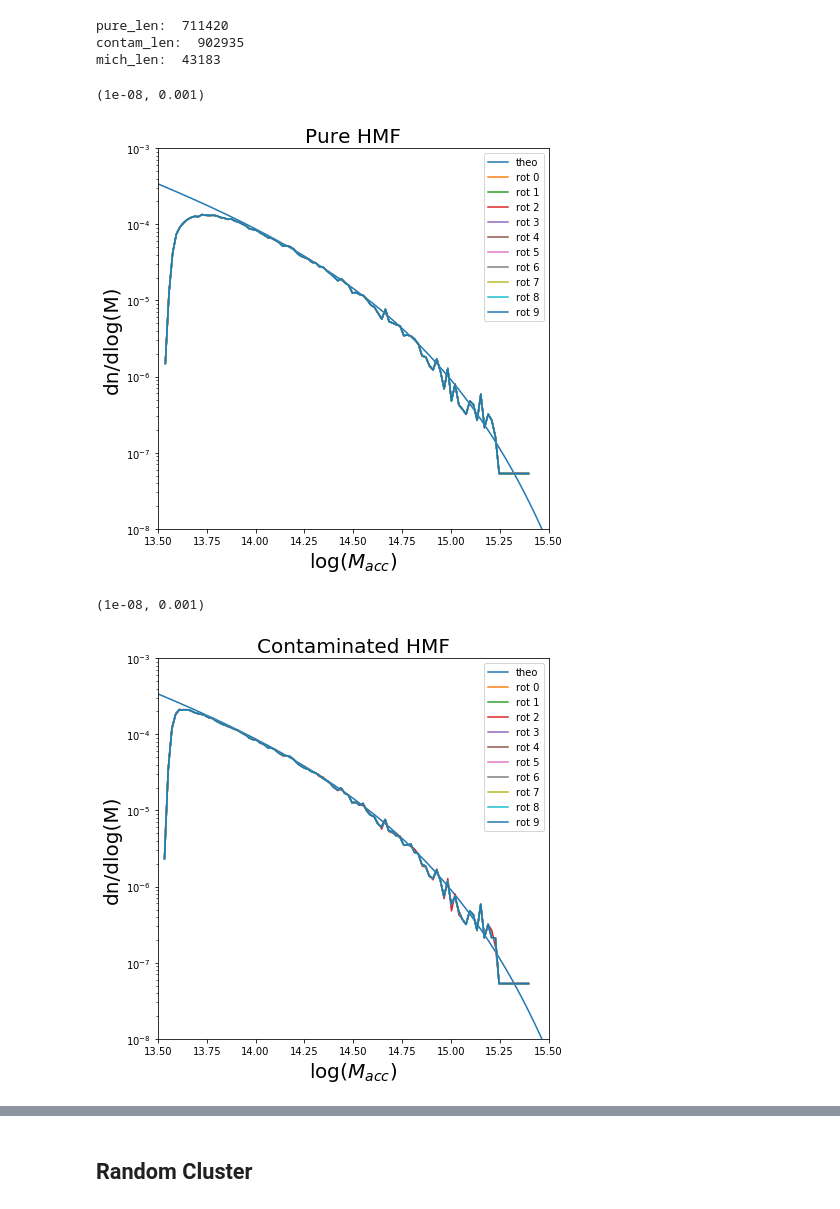
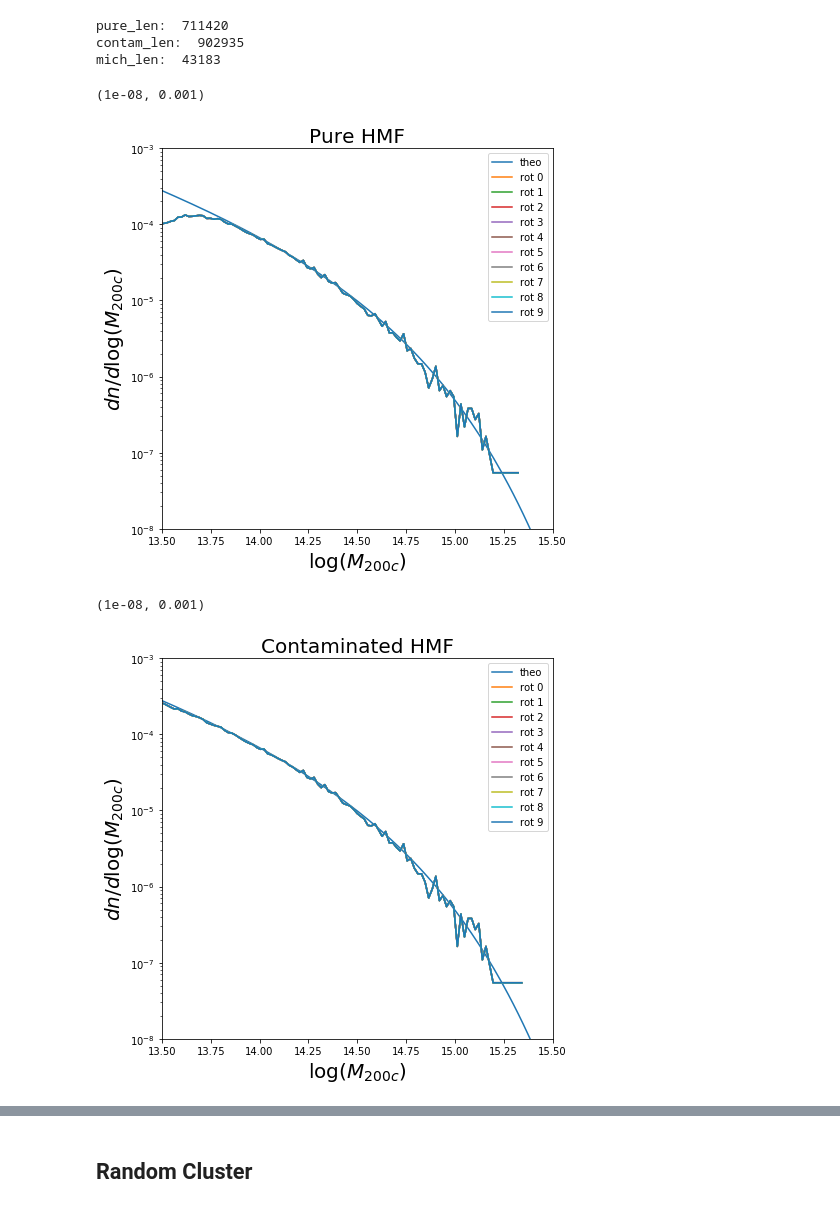
Before and after one commit to McWilliamsCenter/halo_cnn, a Jupyter notebook: notebooks/catalog.ipynb, the cells around one changed output, grey strips where cells are left out. Saved outputs shown, nothing was run; the diff lists cells and outputs as text; code cells hidden in the pictures.

Commit message:
added comments, detail to make_mocks.py. Progress in reshaping ML pipeline for new data format.

```diff
--- a/notebooks/catalog.ipynb
+++ b/notebooks/catalog.ipynb
@@ -497,6 +474,6 @@ with open(os.path.join(wdir,'data_raw','catalog','Rockstar_UM_z=0.117_pure.p'),'
 # %% [markdown]
 # Catalog characteristics
 # %%
-pure_cat = Catalog().load(os.path.join(wdir,'data_mocks','Rockstar_UM_z=0.117_v1_pure.p'))
+pure_cat = Catalog().load(os.path.join(wdir,'data_mocks','Rockstar_UM_z=0.117_pure.p'))
 
-contam_cat = Catalog().load(os.path.join(wdir,'data_mocks','Rockstar_UM_z=0.117_v1_contam.p'))
+contam_cat = Catalog().load(os.path.join(wdir,'data_mocks','Rockstar_UM_z=0.117_contam.p'))
@@ -511,3 +486,10 @@ x_hmf, y_hmf = zip(*dat_hmf)
+# %%
+hmf_M200c = np.loadtxt(os.path.join(wdir, 'data_raw', 'dn_dm_MDPL2_z=0.117_M200c.txt'))
+
+x_hmf_M200c, y_hmf_M200c = hmf_M200c
+
+y_hmf_M200c = x_hmf_M200c*y_hmf_M200c*np.log(10)
+x_hmf_M200c = np.log10(x_hmf_M200c)
 # %%
 dat_mich = np.load(os.path.join(wdir,'data_mocks','UM_z=0.117_large_reduced.npy'))
 print(sys.getsizeof(dat_mich)/10.**9, ' GB')
@@ -526,43 +508,45 @@ mich_len:  43183
 # %%
 f = plt.figure(figsize=(7,7))
 ax = f.add_subplot(111)
 
-ax.plot(np.log10(x_hmf),y_hmf, label='theo')
+ax.plot(x_hmf_M200c,y_hmf_M200c, label='theo')
 
 for r in range(int(pure_cat.prop['rotation'].max()+1)):
-    matt.histplot(np.log10(pure_cat.prop['Macc'][pure_cat.prop['rotation']==r].values),
+
+    matt.histplot(np.log10(pure_cat.prop['M200c'][pure_cat.prop['rotation']==r].values),
               n=100, label='rot ' + str(r), log=1, box=True, ax=ax)
 
 ax.set_title('Pure HMF', fontsize=20)
-ax.set_xlabel(r'$\log(M_{acc}$)', fontsize=20)
-ax.set_ylabel(r'dn/dlog(M)', fontsize=20)
+ax.set_xlabel(r'$\log(M_{200c}$)', fontsize=20)
+ax.set_ylabel(r'$dn/d\log(M_{200c})$', fontsize=20)
 ax.legend()
 
 ax.set_xlim(13.5,15.5)
 ax.set_ylim(10**-8,10**-3)
 # %% [output]
 (1e-08, 0.001)
-[figure, old version]
+[figure, new version]
 # %%
 f = plt.figure(figsize=(7,7))
 ax = f.add_subplot(111)
 
-ax.plot(np.log10(x_hmf),y_hmf, label='theo')
+ax.plot(x_hmf_M200c,y_hmf_M200c, label='theo')
 
 for r in range(int(contam_cat.prop['rotation'].max()+1)):
-    matt.histplot(np.log10(contam_cat.prop['Macc'][contam_cat.prop['rotation']==r].values),
+
+    matt.histplot(np.log10(contam_cat.prop['M200c'][contam_cat.prop['rotation']==r].values),
               n=100, label='rot ' + str(r), log=1, box=True, ax=ax)
 
 ax.set_title('Contaminated HMF', fontsize=20)
-ax.set_xlabel(r'$\log(M_{acc}$)', fontsize=20)
-ax.set_ylabel(r'dn/dlog(M)', fontsize=20)
+ax.set_xlabel(r'$\log(M_{200c}$)', fontsize=20)
+ax.set_ylabel(r'$dn/d\log(M_{200c})$', fontsize=20)
 ax.legend()
 
 ax.set_xlim(13.5,15.5)
 ax.set_ylim(10**-8,10**-3)
 # %% [output]
 (1e-08, 0.001)
-[figure, old version]
+[figure, new version]
 # %%
 
 rot = 0#np.random.choice(c.prop['rotation'])
```
Also changed, not shown: parts of 29 cells of this notebook, 10 other files.
